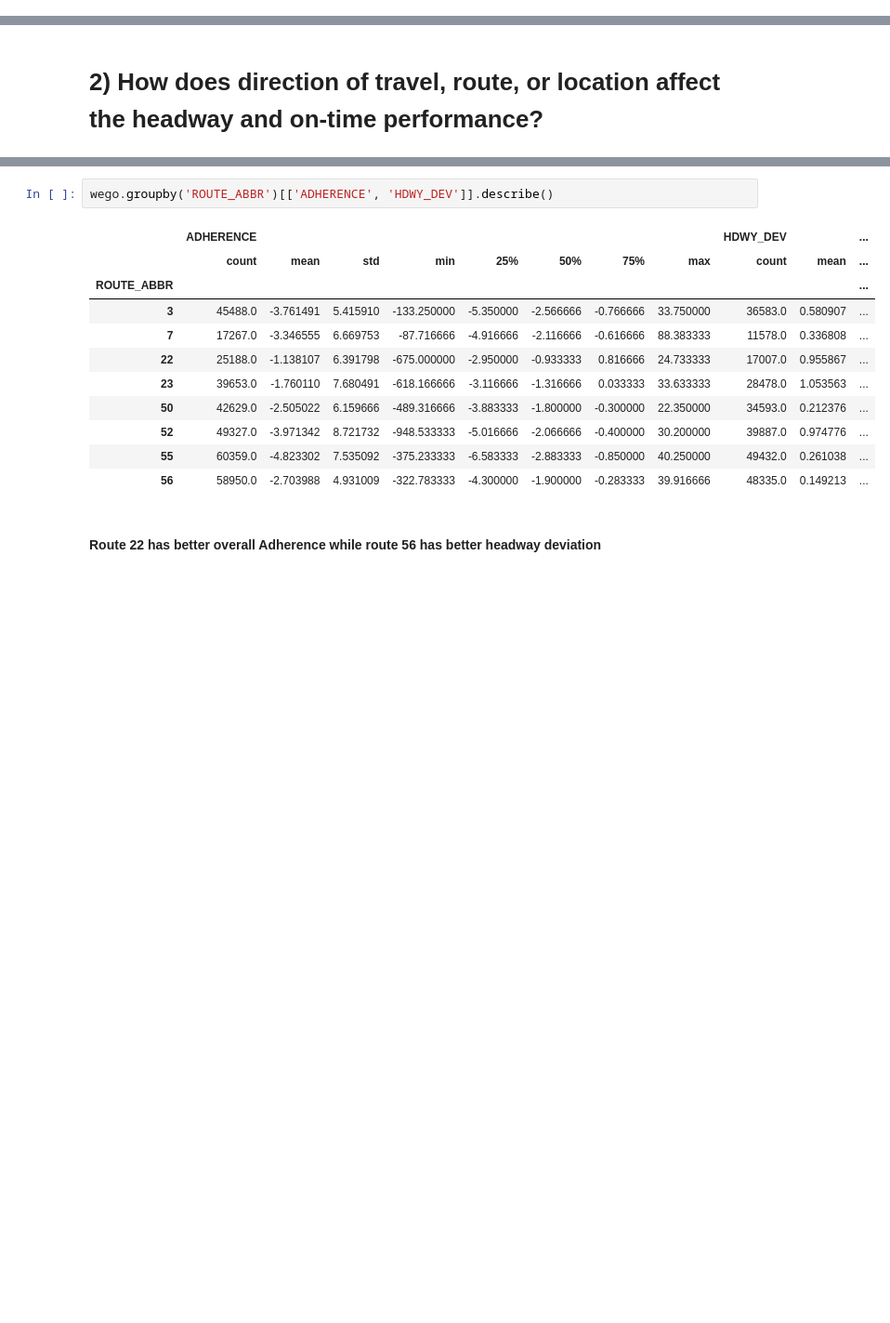
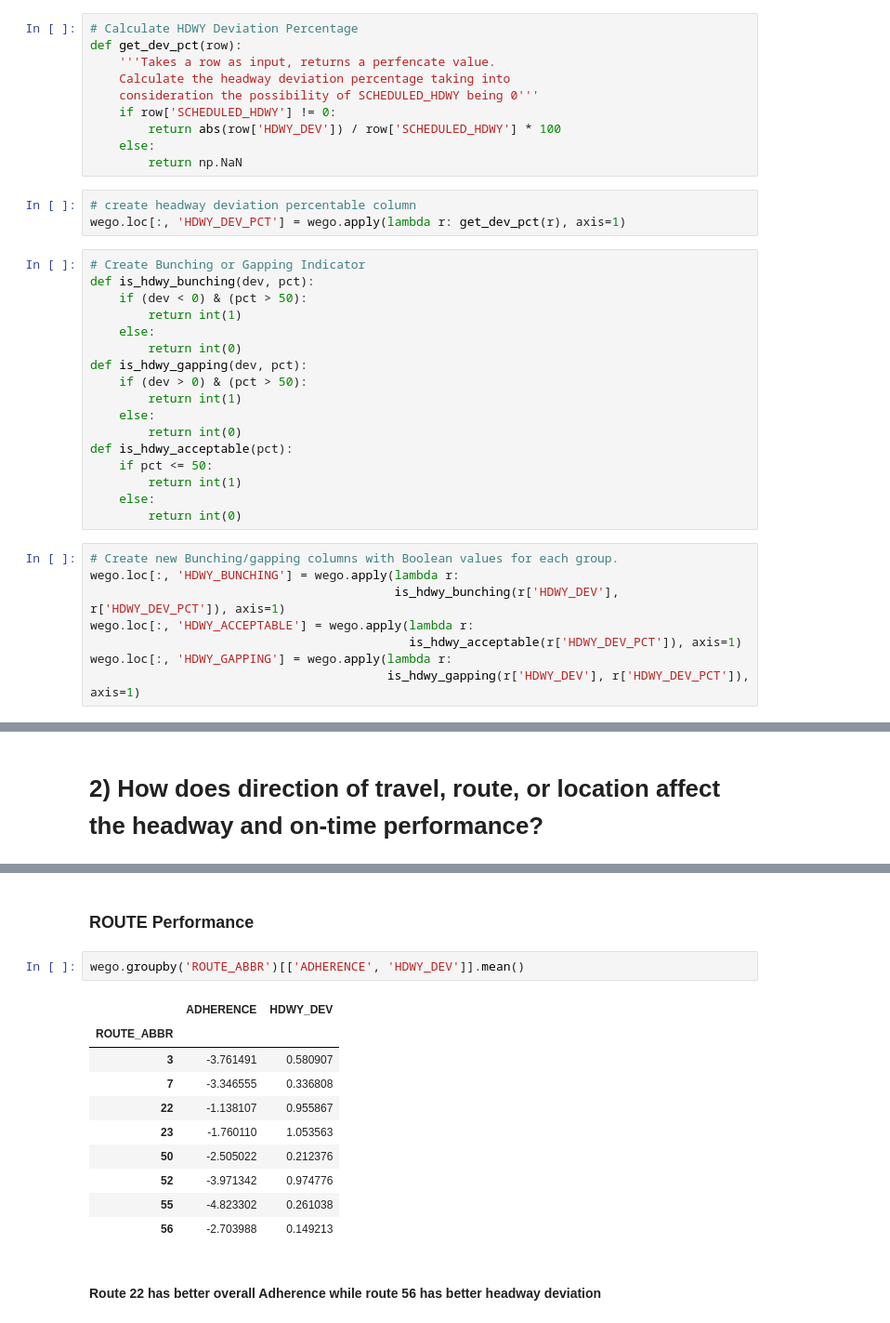
Before and after one commit to NSS-Data-Analytics-Cohort-11/wego-caesars-legion, a Jupyter notebook: notebooks/wego-derekbeistad-caesars-legion.ipynb, the cells around one changed output, grey strips where cells are left out. Shown: that part at 93% size. Cells and saved outputs as stored; diff of their text form; blank space fills up the shorter version.

```diff
--- a/notebooks/wego-derekbeistad-caesars-legion.ipynb
+++ b/notebooks/wego-derekbeistad-caesars-legion.ipynb
@@ -37,3 +39,41 @@ wego['DATE_TRIP'].nunique()
+# %%
+# Calculate HDWY Deviation Percentage
+def get_dev_pct(row):
+    '''Takes a row as input, returns a perfencate value.
+    Calculate the headway deviation percentage taking into
+    consideration the possibility of SCHEDULED_HDWY being 0'''
+    if row['SCHEDULED_HDWY'] != 0:
+        return abs(row['HDWY_DEV']) / row['SCHEDULED_HDWY'] * 100
+    else:
+        return np.NaN
+# %%
+# create headway deviation percentable column
+wego.loc[:, 'HDWY_DEV_PCT'] = wego.apply(lambda r: get_dev_pct(r), axis=1)
+# %%
+# Create Bunching or Gapping Indicator
+def is_hdwy_bunching(dev, pct):
+    if (dev < 0) & (pct > 50):
+        return int(1)
+    else:
+        return int(0)
+def is_hdwy_gapping(dev, pct):
+    if (dev > 0) & (pct > 50):
+        return int(1)
+    else:
+        return int(0)
+def is_hdwy_acceptable(pct):
+    if pct <= 50:
+        return int(1)
+    else:
+        return int(0)
+# %%
+# Create new Bunching/gapping columns with Boolean values for each group.
+wego.loc[:, 'HDWY_BUNCHING'] = wego.apply(lambda r:
+                                          is_hdwy_bunching(r['HDWY_DEV'], r['HDWY_DEV_PCT']), axis=1)
+wego.loc[:, 'HDWY_ACCEPTABLE'] = wego.apply(lambda r:
+                                            is_hdwy_acceptable(r['HDWY_DEV_PCT']), axis=1)
+wego.loc[:, 'HDWY_GAPPING'] = wego.apply(lambda r:
+                                         is_hdwy_gapping(r['HDWY_DEV'], r['HDWY_DEV_PCT']), axis=1)
 # %% [markdown]
 # 1) What is the overall on-time performance, and what do the overall distributions of adherence and headway deviation look like?
 # %%
@@ -134,16 +255,17 @@ wego.groupby('ROUTE_DIRECTION_NAME')[['ADHERENCE', 'HDWY_DEV']].describe()
+# %% [markdown]
+### ROUTE Performance
 # %%
-wego.groupby('ROUTE_ABBR')[['ADHERENCE', 'HDWY_DEV']].describe()
+wego.groupby('ROUTE_ABBR')[['ADHERENCE', 'HDWY_DEV']].mean()
 # %% [output]
-|  | ADHERENCE |  |  |  |  |  |  |  | HDWY_DEV |  | ... |
-|  | count | mean | std | min | 25% | 50% | 75% | max | count | mean | ... |
-| ROUTE_ABBR |  |  |  |  |  |  |  |  |  |  | ... |
-| 3 | 45488.0 | -3.761491 | 5.415910 | -133.250000 | -5.350000 | -2.566666 | -0.766666 | 33.750000 | 36583.0 | 0.580907 | ... |
-| 7 | 17267.0 | -3.346555 | 6.669753 | -87.716666 | -4.916666 | -2.116666 | -0.616666 | 88.383333 | 11578.0 | 0.336808 | ... |
-| 22 | 25188.0 | -1.138107 | 6.391798 | -675.000000 | -2.950000 | -0.933333 | 0.816666 | 24.733333 | 17007.0 | 0.955867 | ... |
-| 23 | 39653.0 | -1.760110 | 7.680491 | -618.166666 | -3.116666 | -1.316666 | 0.033333 | 33.633333 | 28478.0 | 1.053563 | ... |
-| 50 | 42629.0 | -2.505022 | 6.159666 | -489.316666 | -3.883333 | -1.800000 | -0.300000 | 22.350000 | 34593.0 | 0.212376 | ... |
-| 52 | 49327.0 | -3.971342 | 8.721732 | -948.533333 | -5.016666 | -2.066666 | -0.400000 | 30.200000 | 39887.0 | 0.974776 | ... |
-| 55 | 60359.0 | -4.823302 | 7.535092 | -375.233333 | -6.583333 | -2.883333 | -0.850000 | 40.250000 | 49432.0 | 0.261038 | ... |
-| 56 | 58950.0 | -2.703988 | 4.931009 | -322.783333 | -4.300000 | -1.900000 | -0.283333 | 39.916666 | 48335.0 | 0.149213 | ... |
+|  | ADHERENCE | HDWY_DEV |
+| ROUTE_ABBR |  |  |
+| 3 | -3.761491 | 0.580907 |
+| 7 | -3.346555 | 0.336808 |
+| 22 | -1.138107 | 0.955867 |
+| 23 | -1.760110 | 1.053563 |
+| 50 | -2.505022 | 0.212376 |
+| 52 | -3.971342 | 0.974776 |
+| 55 | -4.823302 | 0.261038 |
+| 56 | -2.703988 | 0.149213 |
 # %% [markdown]
 #### Route 22 has better overall Adherence while route 56 has better headway deviation
```
Also changed, not shown: parts of 37 cells of this notebook.
